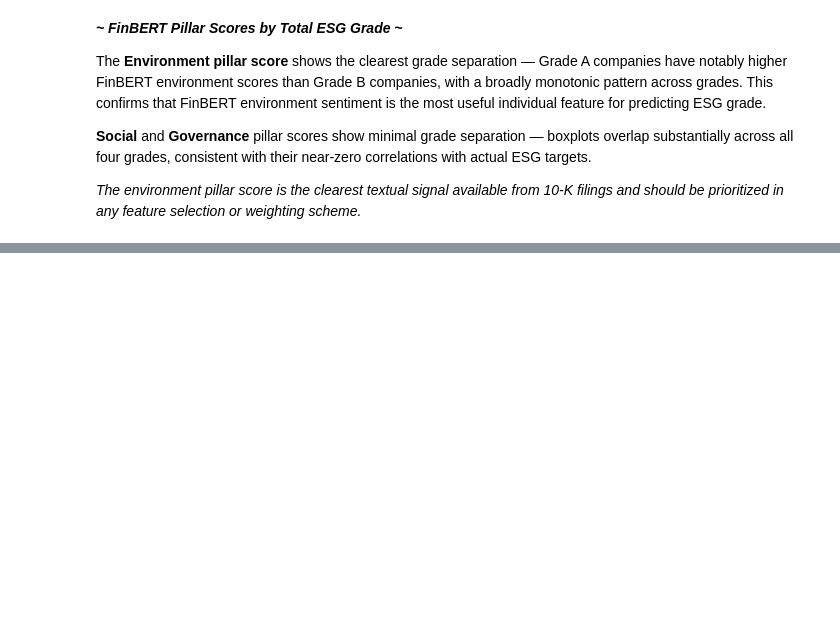
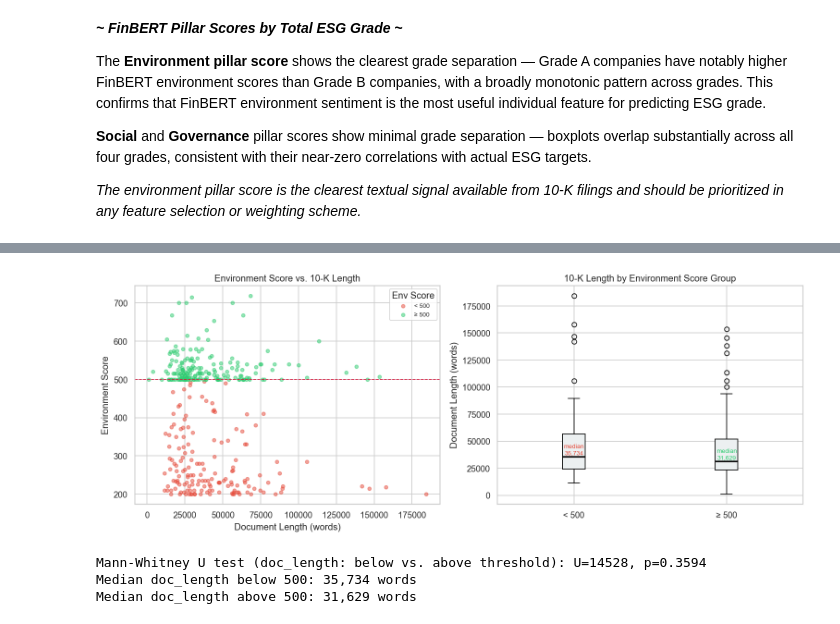
Before and after one commit to SU-IST707-SP26/group-project-machine-learners, a Jupyter notebook: work/EDA_10-K_filings.ipynb, the cells around one changed output, grey strips where cells are left out. Cells and saved outputs as stored; diff of their text form; code cells hidden in the pictures; blank space fills up the shorter version.

```diff
--- a/work/EDA_10-K_filings.ipynb
+++ b/work/EDA_10-K_filings.ipynb
@@ -630,0 +759,44 @@ The **Environment pillar score** shows the clearest grade separation — Grade A
+# %%
+# ── 4. Company size (doc_length) vs. environment score ──────────────────────
+fig, axes = plt.subplots(1, 2, figsize=(13, 5))
+
+# Scatter: doc_length vs environment_score, coloured by above/below threshold
+above = df['environment_score'] >= THRESHOLD
+axes[0].scatter(df.loc[~above, 'doc_length'], df.loc[~above, 'environment_score'],
+                alpha=0.5, s=20, color='#e74c3c', label=f'< {THRESHOLD}')
+axes[0].scatter(df.loc[above, 'doc_length'], df.loc[above, 'environment_score'],
+                alpha=0.5, s=20, color='#2ecc71', label=f'≥ {THRESHOLD}')
+axes[0].axhline(THRESHOLD, color='crimson', linestyle='--', linewidth=1)
+axes[0].set_xlabel('Document Length (words)')
+axes[0].set_ylabel('Environment Score')
+axes[0].set_title('Environment Score vs. 10-K Length')
+axes[0].legend(title='Env Score', fontsize=8)
+
+# Box plot: doc_length by above/below threshold
+size_below = df.loc[~above, 'doc_length'].dropna()
+size_above = df.loc[above, 'doc_length'].dropna()
+axes[1].boxplot([size_below, size_above], labels=[f'< {THRESHOLD}', f'≥ {THRESHOLD}'],
+                patch_artist=True,
+                boxprops=dict(facecolor='#ecf0f1'),
+                medianprops=dict(color='black', linewidth=2))
+axes[1].set_ylabel('Document Length (words)')
+axes[1].set_title('10-K Length by Environment Score Group')
+
+# Annotate medians
+for pos, data, color in [(1, size_below, '#e74c3c'), (2, size_above, '#2ecc71')]:
+    axes[1].text(pos, data.median() * 1.02, f'median\n{data.median():,.0f}',
+                 ha='center', va='bottom', fontsize=8, color=color)
+
+plt.tight_layout()
+plt.show()
+
+from scipy.stats import mannwhitneyu
+stat, p = mannwhitneyu(size_below, size_above, alternative='two-sided')
+print(f"Mann-Whitney U test (doc_length: below vs. above threshold): U={stat:.0f}, p={p:.4f}")
+print(f"Median doc_length below {THRESHOLD}: {size_below.median():,.0f} words")
+print(f"Median doc_length above {THRESHOLD}: {size_above.median():,.0f} words")
+# %% [output]
+[figure, added]
+Mann-Whitney U test (doc_length: below vs. above threshold): U=14528, p=0.3594
+Median doc_length below 500: 35,734 words
+Median doc_length above 500: 31,629 words
```
Also changed, not shown: parts of 18 cells of this notebook, 3 other files.
